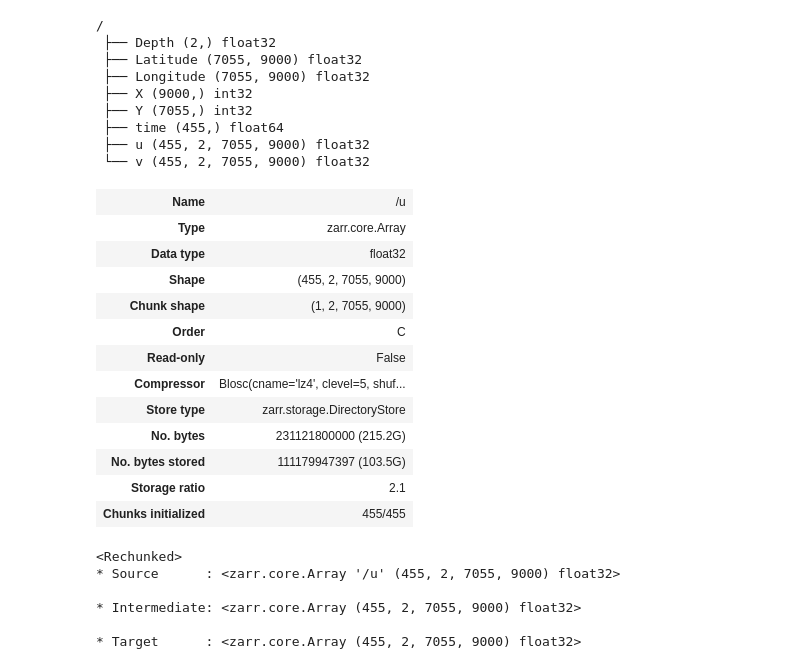
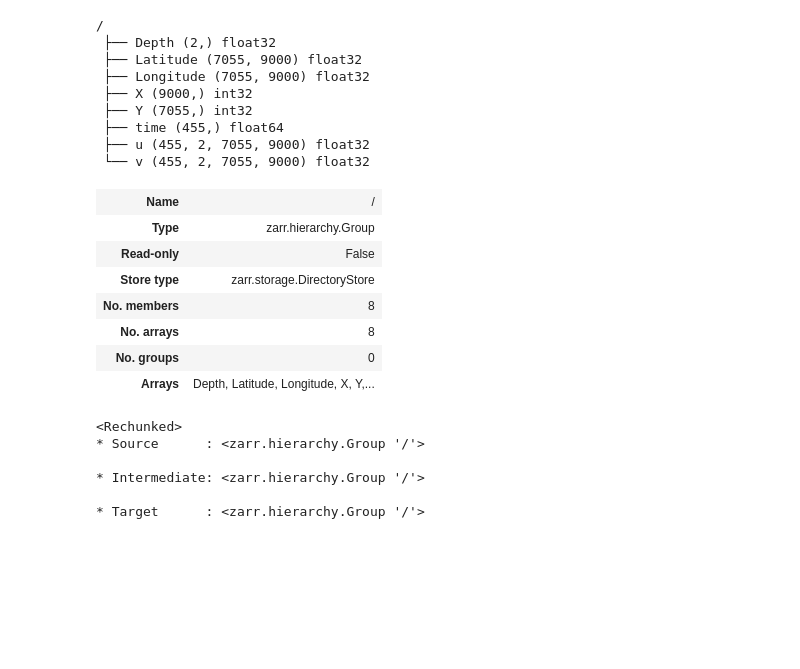
Before and after one commit to selipot/hycom-unleashed, a Jupyter notebook: zarr_to_rechunk.ipynb, the cells around one changed output. Saved outputs shown, nothing was run; the diff lists cells and outputs as text; code cells hidden in the pictures; blank space fills up the shorter version.

```diff
--- a/zarr_to_rechunk.ipynb
+++ b/zarr_to_rechunk.ipynb
@@ -90,7 +88,7 @@ d1.u.data
 # %% [output]
 | Array Chunk Bytes 215.25 GiB 484.... |  |
 # %%
-source_group = zarr.open(datadir + 'hycom12-001.zarr')
+source_group = zarr.open('/scratch/tidaldrift/hycom_zarr/hycom12-001.zarr')
 print(source_group.tree())
 # %% [output]
 /
@@ -103,19 +101,14 @@ print(source_group.tree())
  ├── u (455, 2, 7055, 9000) float32
  └── v (455, 2, 7055, 9000) float32
 # %%
-source_array = source_group['u']
+source_array = source_group
 source_array.info
 # %% [output]
-| Name | /u |
-| Type | zarr.core.Array |
-| Data type | float32 |
-| Shape | (455, 2, 7055, 9000) |
-| Chunk shape | (1, 2, 7055, 9000) |
-| Order | C |
+| Name | / |
+| Type | zarr.hierarchy.Group |
 | Read-only | False |
-| Compressor | Blosc(cname='lz4', clevel=5, shuf... |
 | Store type | zarr.storage.DirectoryStore |
-| No. bytes | 231121800000 (215.2G) |
-| No. bytes stored | 111179947397 (103.5G) |
-| Storage ratio | 2.1 |
-| Chunks initialized | 455/455 |
+| No. members | 8 |
+| No. arrays | 8 |
+| No. groups | 0 |
+| Arrays | Depth, Latitude, Longitude, X, Y,... |
@@ -125,15 +127,17 @@ max_mem = '1000MB'
 # %%
-target_store = datadir+'hycom12-001_u_rechunked.zarr'
-temp_store = datadir+'hycom12-001_u_rechunked-tmp.zarr'
+# make sure the target and temp store do not already exist!
+!rm -rf /scratch/tidaldrift/hycom_zarr/hycom12-001_u_rechunked-tmp.zarr /scratch/tidaldrift/hycom_zarr/hycom12-001_u_rechunked.zarr
+target_store = '/scratch/tidaldrift/hycom_zarr/hycom12-001_u_rechunked.zarr'
+temp_store = '/scratch/tidaldrift/hycom_zarr/hycom12-001_u_rechunked-tmp.zarr'
 array_plan = rechunker.rechunk(source_array, target_chunks, max_mem, target_store, temp_store=temp_store)
 array_plan
 # %% [output]
 <Rechunked>
-* Source      : <zarr.core.Array '/u' (455, 2, 7055, 9000) float32>
+* Source      : <zarr.hierarchy.Group '/'>
 
-* Intermediate: <zarr.core.Array (455, 2, 7055, 9000) float32>
+* Intermediate: <zarr.hierarchy.Group '/'>
 
-* Target      : <zarr.core.Array (455, 2, 7055, 9000) float32>
+* Target      : <zarr.hierarchy.Group '/'>
 # %%
 from dask.distributed import Client, LocalCluster, progress
 
```
Also changed, not shown: parts of 32 cells of this notebook, 2 other files.
